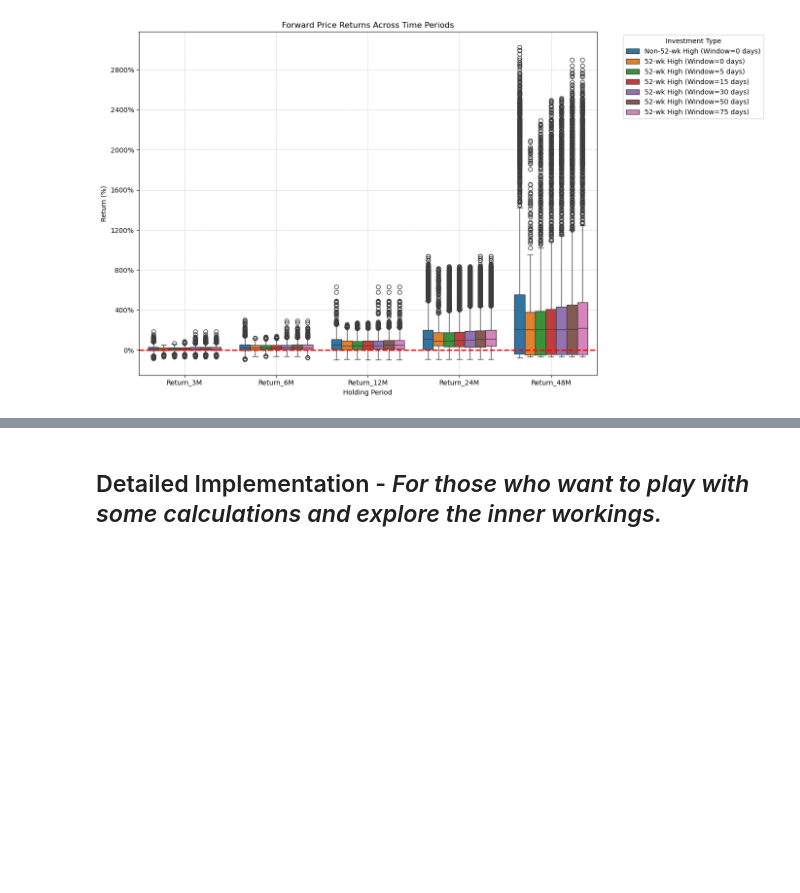
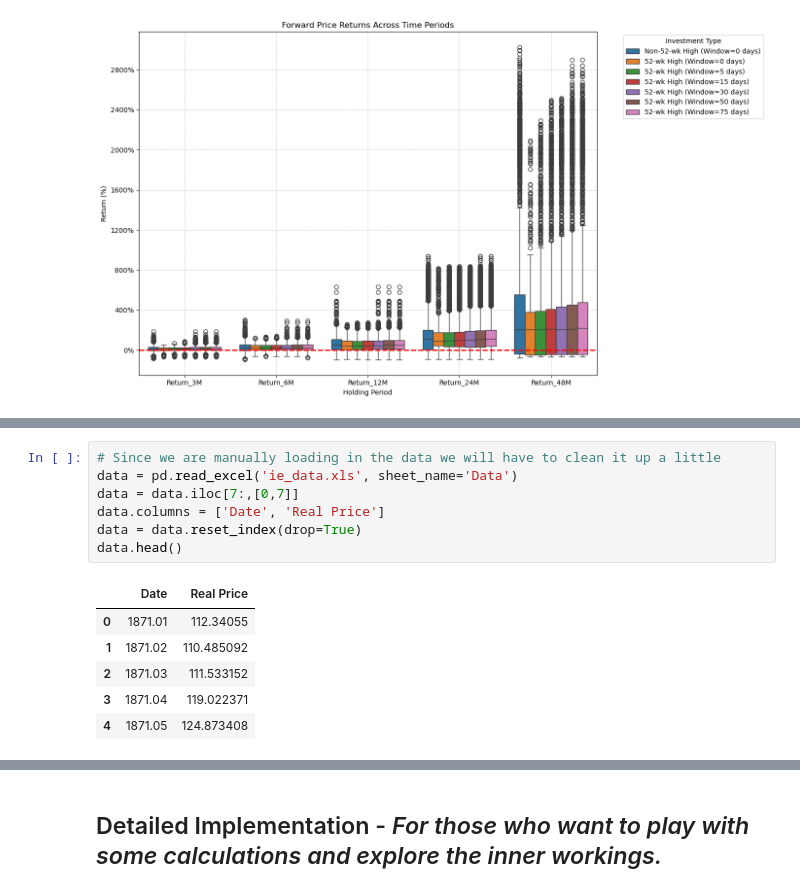
Before and after one commit to SterlingHayden/ATH-Investing-w-Leveraged-ETFs, a Jupyter notebook: Demo-Single-Stock.ipynb, the cells around one changed output, grey strips where cells are left out. Saved outputs shown, nothing was run; the diff lists cells and outputs as text; blank space fills up the shorter version.

```diff
--- a/Demo-Single-Stock.ipynb
+++ b/Demo-Single-Stock.ipynb
@@ -54,0 +58,14 @@ plot_returns(data, windows=[0, 5, 15, 30, 50, 75], price_column='Simulated Lever
+# %%
+# Since we are manually loading in the data we will have to clean it up a little
+data = pd.read_excel('ie_data.xls', sheet_name='Data')
+data = data.iloc[7:,[0,7]]
+data.columns = ['Date', 'Real Price']
+data = data.reset_index(drop=True)
+data.head()
+# %% [output]
+|  | Date | Real Price |
+| 0 | 1871.01 | 112.34055 |
+| 1 | 1871.02 | 110.485092 |
+| 2 | 1871.03 | 111.533152 |
+| 3 | 1871.04 | 119.022371 |
+| 4 | 1871.05 | 124.873408 |
```
Also changed, not shown: parts of 7 cells of this notebook, 1 other file.
